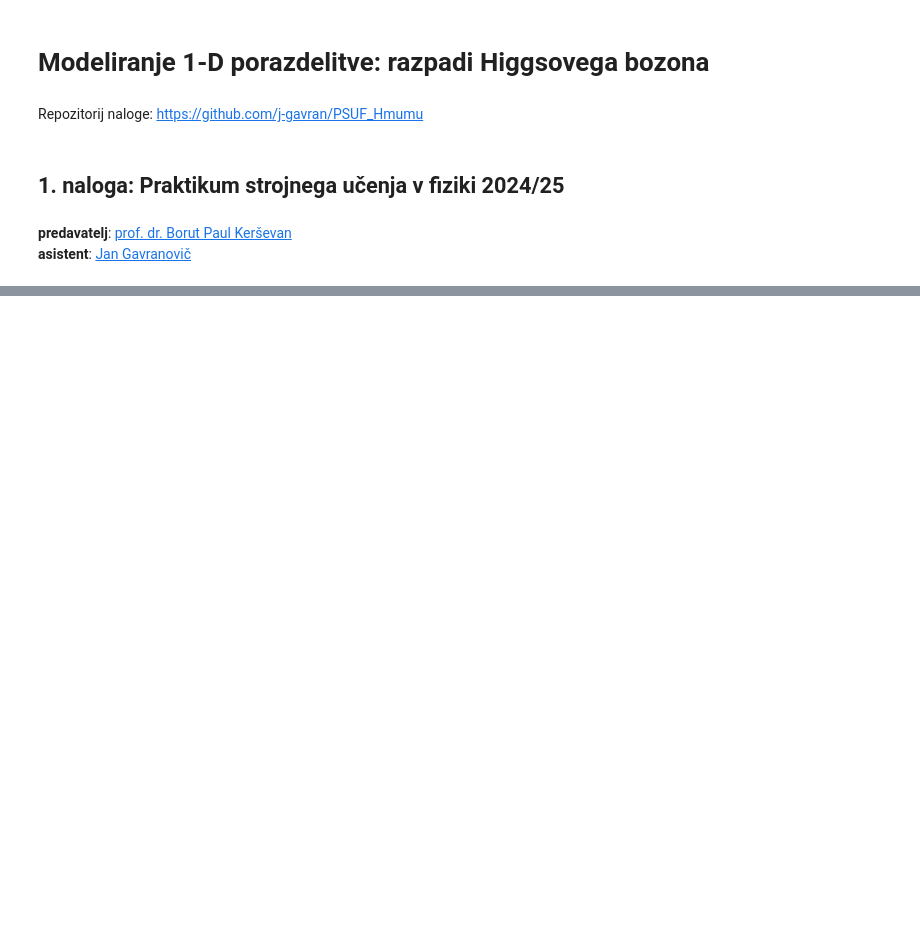
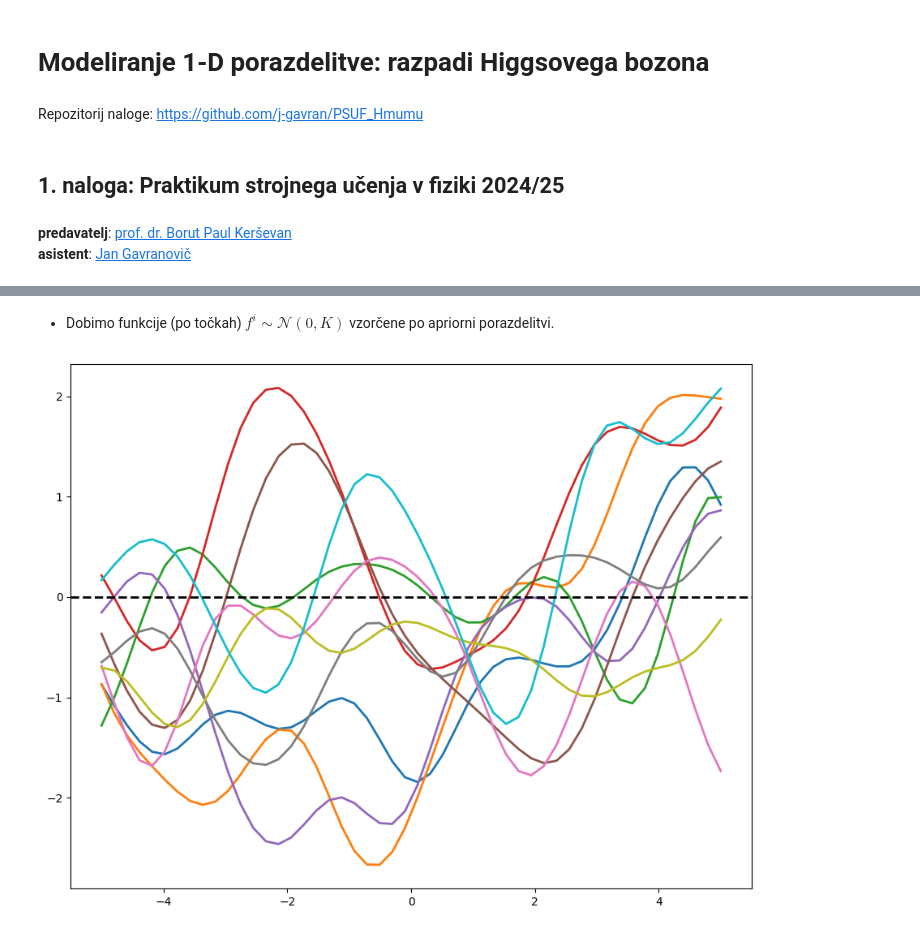
Before and after one commit to j-gavran/PSUF_Hmumu, a Jupyter notebook: vaje/vaje2.ipynb, the cells around one changed output, grey strips where cells are left out. Cells and saved outputs as stored; diff of their text form; code cells hidden in the pictures; blank space fills up the shorter version.

```diff
--- a/vaje/vaje2.ipynb
+++ b/vaje/vaje2.ipynb
@@ -145,0 +175,16 @@ plt.tight_layout()
+# %%
+# draw samples from the prior at our test points
+L = np.linalg.cholesky(K + 1e-12 * np.eye(n))
+u = np.random.normal(size=(n, n_priors))
+f_prior = m + np.dot(L, u) # sampling
+# %% [markdown]
+- Dobimo funkcije (po točkah) $f^i \sim \mathcal{N}(0, K)$ vzorčene po apriorni porazdelitvi.
+# %%
+fig, ax = plt.subplots(figsize=(9, 7))
+
+ax.plot(X, f_prior, lw=2)
+ax.axhline(m, ls="--", lw=2, c="k")
+
+fig.tight_layout()
+# %% [output]
+[figure, added]
```
Also changed, not shown: parts of 42 cells of this notebook, 3 other files.
